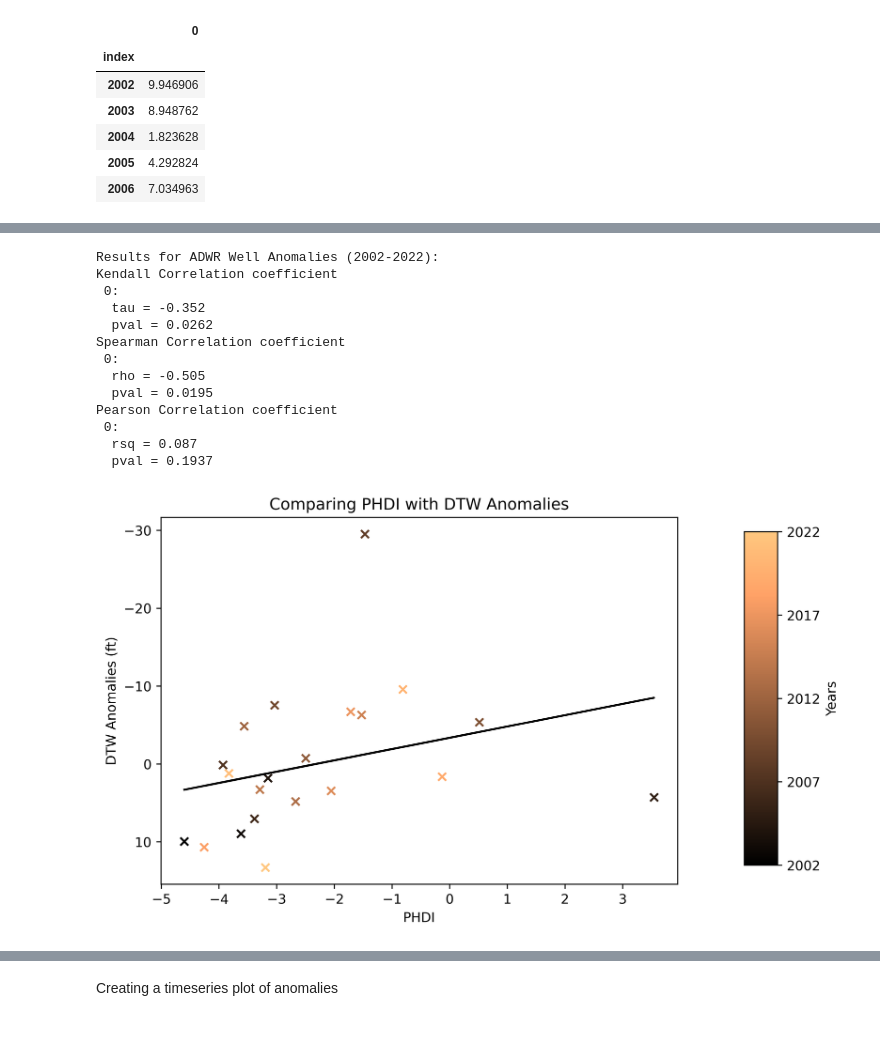
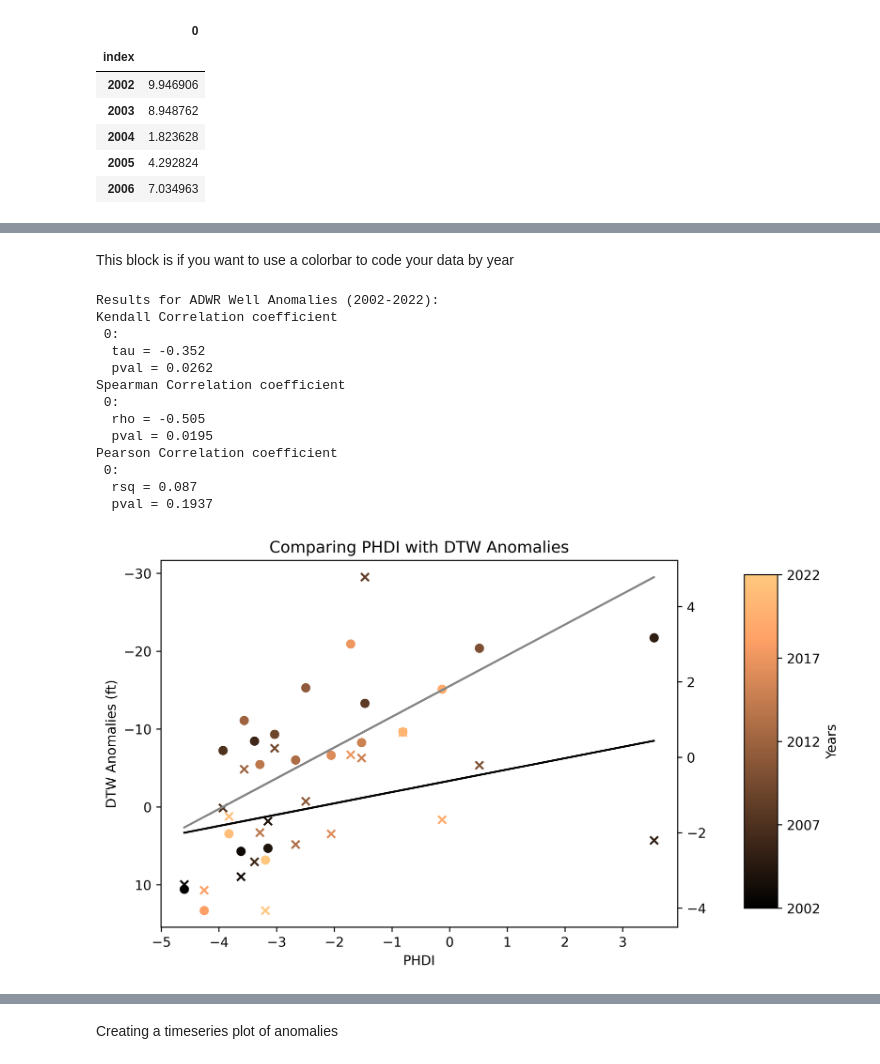
Before and after one commit to dtadych/Drought_Southwest, a Jupyter notebook: Code/FigureCreation/1_StateAnalysis.ipynb, the cells around one changed output, grey strips where cells are left out. Drawn from its saved outputs; the diff is of its cells as text; code cells hidden in the pictures; blank space fills up the shorter version.

```diff
--- a/Code/FigureCreation/1_StateAnalysis.ipynb
+++ b/Code/FigureCreation/1_StateAnalysis.ipynb
@@ -531,10 +369,6 @@ Pearson Correlation coefficient
+# %% [markdown]
+This block is if you want to use a colorbar to code your data by year
 # %%
-import matplotlib.pyplot as plt
-import numpy as np
-import pandas as pd
-import matplotlib.cm as cm
-import matplotlib.colors as mcolors
-
 indice = 'PHDI'
 # Scatterplot of correlation values
 ds = lwe_anomalys_grace
@@ -599,16 +433,16 @@ for i, j in zip(column_list2, betterlabels2):
         plt.plot(valid_x2, p(valid_x2), '-', color='black', alpha=1)  # Changed to black for clarity
 
 # Create a secondary y-axis
-# ax2 = ax.twinx()
+ax2 = ax.twinx()
 
 # GRACE
-# for i, j in zip(column_list, betterlabels):
-#     y = ds[i]
-#     for year in ds.index:
-#         ax2.scatter(x.loc[year], y.loc[year], label=f"{j} {year}", color=color_map[year])
-#     z = np.polyfit(x, y, 1)
-#     p = np.poly1d(z)
-#     plt.plot(x, p(x), '-', color=grace_color)  # Changed to black for clarity
+for i, j in zip(column_list, betterlabels):
+    y = ds[i]
+    for year in ds.index:
+        ax2.scatter(x.loc[year], y.loc[year], label=f"{j} {year}", color=color_map[year])
+    z = np.polyfit(x, y, 1)
+    p = np.poly1d(z)
+    plt.plot(x, p(x), '-', color=grace_color)  # Changed to black for clarity
 
 # Reverse the order of the secondary y-axis
 ax.set_ylim(ax.get_ylim()[::-1])
@@ -624,31 +458,31 @@ sm = plt.cm.ScalarMappable(cmap=cm.copper, norm=norm)
 sm.set_array([])  # Only needed for older versions of matplotlib
 
 # Specify the position of the color bar using a rectangle (x, y, width, height)
 cbar_position = [1.0, 0.15, 0.05, 0.7]  # Adjust these values as needed
 cbar_ax = fig.add_axes(cbar_position)
 cbar = plt.colorbar(sm, cax=cbar_ax, orientation='vertical')
 cbar.set_label('Years')
 
 # Set color bar ticks to show every 5 years
 tick_locations = np.arange(years.min(), years.max() + 1, 5)
 cbar.set_ticks(tick_locations)
 cbar.set_ticklabels(tick_locations)
 
 plt.show()
 
 # plt.savefig(outputpath+name, bbox_inches='tight')
 # %% [output]
 Results for ADWR Well Anomalies (2002-2022):
 Kendall Correlation coefficient
  0:
   tau = -0.352
   pval = 0.0262
 Spearman Correlation coefficient
  0:
   rho = -0.505
   pval = 0.0195
 Pearson Correlation coefficient
  0:
   rsq = 0.087
   pval = 0.1937
-[figure, old version]
+[figure, new version]
```
Also changed, not shown: parts of 13 cells of this notebook, 3 other files.
